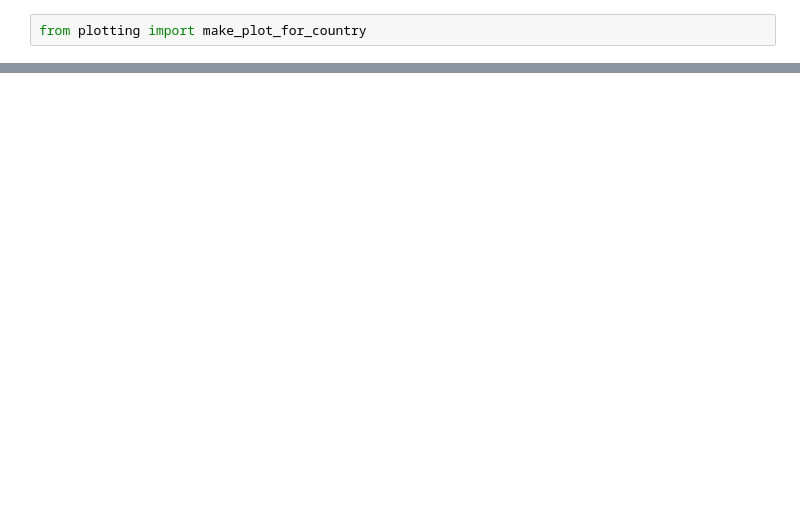
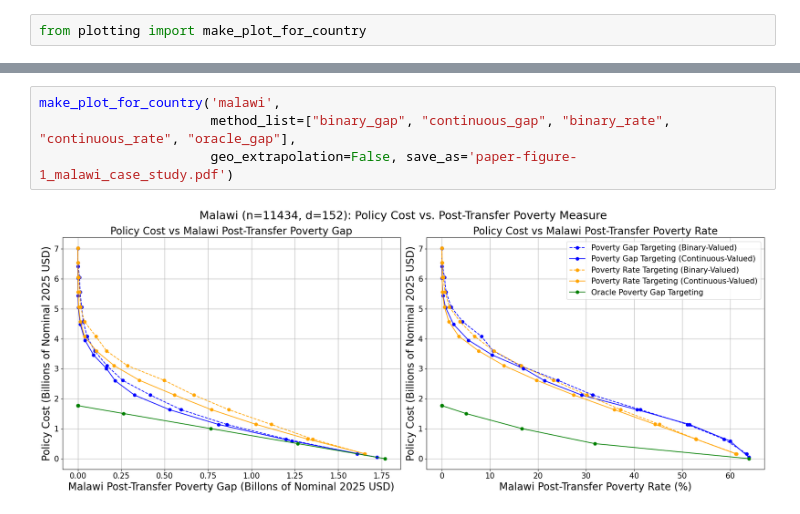
Before and after one commit to roshni714/poverty, a Jupyter notebook: dry_run/learn/paper-figure-1.ipynb, the cells around one changed output, grey strips where cells are left out. Drawn from its saved outputs; the diff is of its cells as text; blank space fills up the shorter version.

```diff
--- a/dry_run/learn/paper-figure-1.ipynb
+++ b/dry_run/learn/paper-figure-1.ipynb
@@ -6,0 +9,6 @@ make_plot_for_country('malawi', method_list=["ubi", "pmt", "binary_gap", "contin
+# %%
+make_plot_for_country('malawi',
+                      method_list=["binary_gap", "continuous_gap", "binary_rate", "continuous_rate", "oracle_gap"],
+                      geo_extrapolation=False, save_as='paper-figure-1_malawi_case_study.pdf')
+# %% [output]
+[figure, added]
```
Also changed, not shown: parts of 1 cell of this notebook, 9 other files.
